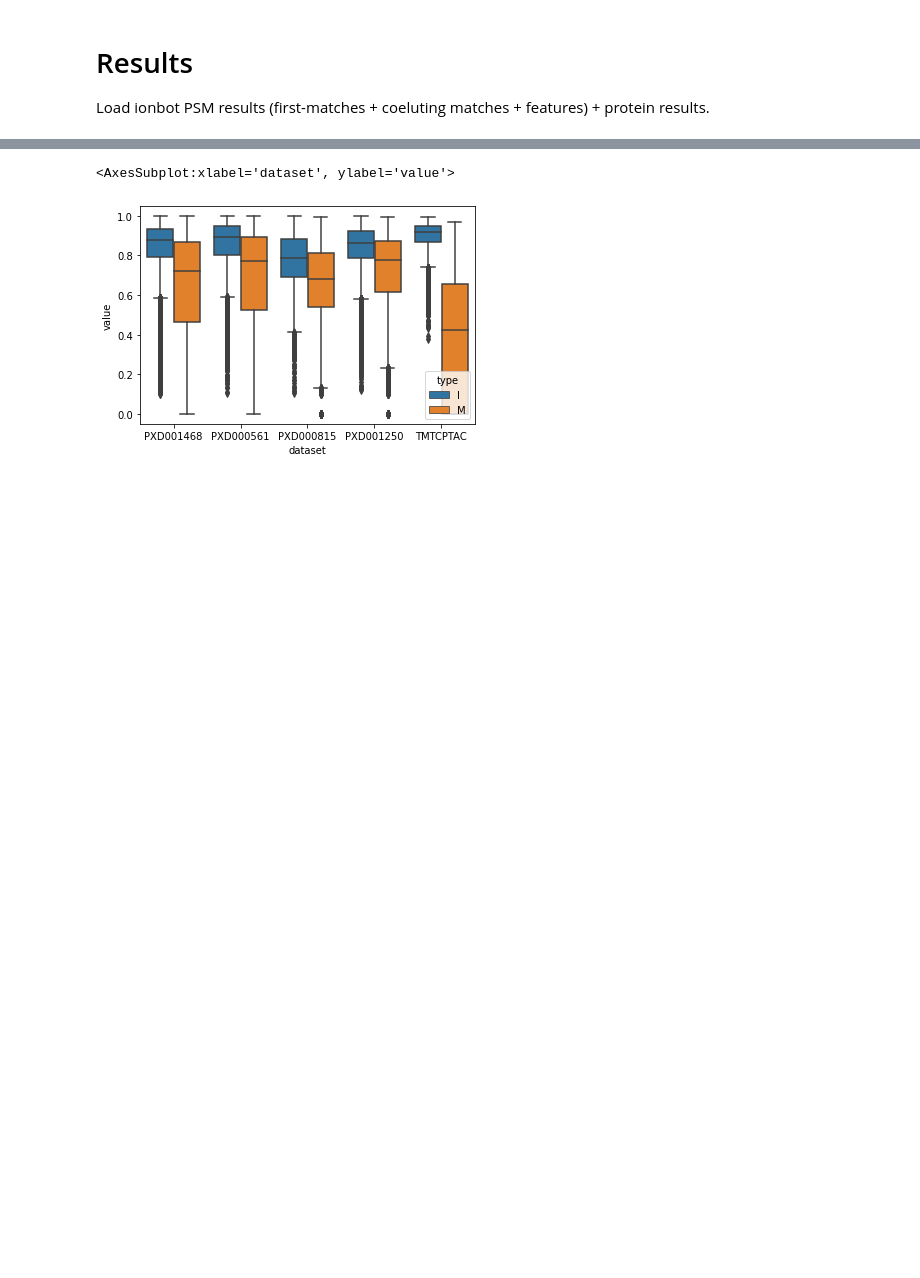
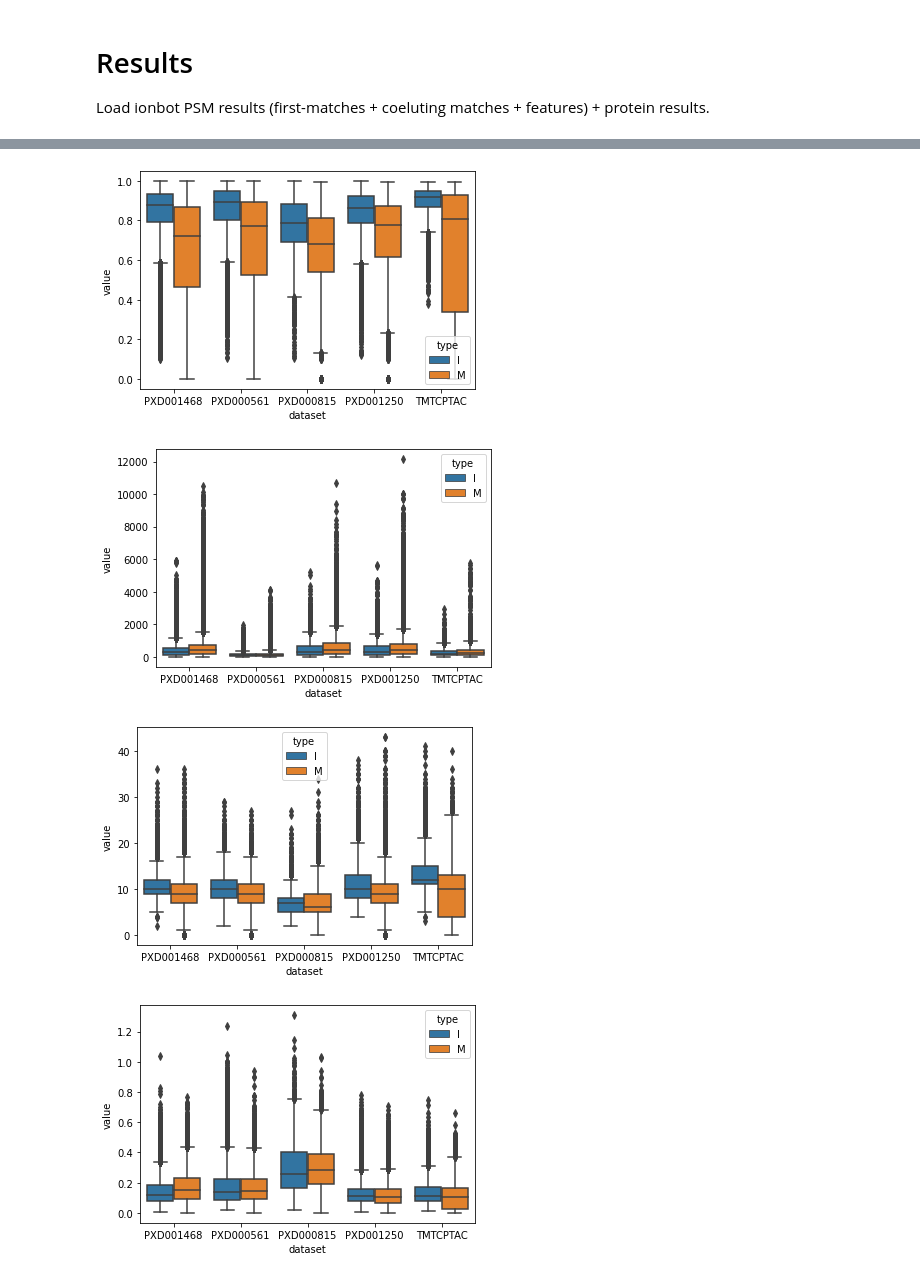
Before and after one commit to sdgroeve/ionbot_paper, a Jupyter notebook: script_comparison_counts.ipynb, the cells around one changed output, grey strips where cells are left out. Saved outputs shown, nothing was run; the diff lists cells and outputs as text; code cells hidden in the pictures; blank space fills up the shorter version.

```diff
--- a/script_comparison_counts.ipynb
+++ b/script_comparison_counts.ipynb
@@ -97,7 +97,6 @@ for i,dataset in enumerate(datasets):
 
     #Read MSfragger (Prophet) result
     fragger = pd.read_csv("%s/msfragger/%s/noprotein/psm.tsv"%(folder,dataset),sep="\t")
-    print(fragger["Number of Enzymatic Termini"].value_counts())
     fragger["scan"] = fragger["Spectrum"].apply(get_scan_msfragger)
     #sfile is used to filter on spectrum file
     fragger["sfile"] = fragger["Spectrum"].apply(get_spectrum_file_msfragger)
@@ -118,7 +117,9 @@ for i,dataset in enumerate(datasets):
         def get_scan(x):
             return int(x.split(".")[1])
         fragger_stats['scan'] = fragger_stats["title"].apply(get_scan)
-    tmp = fragger_stats[["scan","sfile","corr","rt_diff_A"]]
+    fragger_stats["by-count"] = fragger_stats["count_b"] + fragger_stats["count_y"]
+    fragger_stats["by-explained"] = fragger_stats["explained_b"] + fragger_stats["explained_y"]
+    tmp = fragger_stats[["scan","sfile","corr","rt_diff_A","by-count","by-explained"]]
     fragger = fragger.merge(tmp,on=["scan","sfile"],how="left")
 
     #Read MSfragger (Percolator) results
@@ -149,7 +150,7 @@ for i,dataset in enumerate(datasets):
     fragger_perc["PSM"] = fragger_perc["scan"].astype(str) + fragger_perc["sfile"] + fragger_perc["peptide"].apply(replace_L_I)
     to_write.append([dataset,"best","MSFraggerPercolator",len(fragger_perc),"PSM"])
     to_write.append([dataset,"best","MSFraggerPercolator",len(fragger_perc["peptide"].unique()),"peptide"])
-    fragger_stats = fragger[["scan","sfile","corr","rt_diff_A"]]
+    fragger_stats = fragger[["scan","sfile","corr","rt_diff_A","by-count","by-explained"]]
     fragger_perc = fragger_perc.merge(fragger_stats,on=["scan","sfile"],how="left")
 
     s1 = set(ionbot[ionbot["rank"]=="first"]["PSM"])
@@ -176,6 +177,37 @@ for i,dataset in enumerate(datasets):
     tmp2["type"] = ["M"]*len(tmp2)
     tmp = pd.concat([tmp,tmp2])
     tmp["dataset"] = [dataset]*len(tmp)
+    tmp["metric"] = ["corr"]*len(tmp)
+    metrics.append(tmp)
+    tmp = pd.DataFrame()
+    tmp["value"] = ionbot[(ionbot["unexpected_modification"].isna())&(ionbot["unique"]==True)]["rt-pred-error"]
+    tmp["type"] = ["I"]*len(tmp)
+    tmp2 = pd.DataFrame()
+    tmp2["value"] = fragger[(np.abs(fragger["Delta Mass"])<0.05)&(fragger["unique"]==True)]["rt_diff_A"]
+    tmp2["type"] = ["M"]*len(tmp2)
+    tmp = pd.concat([tmp,tmp2])
+    tmp["dataset"] = [dataset]*len(tmp)
+    tmp["metric"] = ["rt-pred-error"]*len(tmp)
+    metrics.append(tmp)
+    tmp = pd.DataFrame()
+    tmp["value"] = ionbot[(ionbot["unexpected_modification"].isna())&(ionbot["unique"]==True)]["by-count"]
+    tmp["type"] = ["I"]*len(tmp)
+    tmp2 = pd.DataFrame()
+    tmp2["value"] = fragger[(np.abs(fragger["Delta Mass"])<0.05)&(fragger["unique"]==True)]["by-count"]
+    tmp2["type"] = ["M"]*len(tmp2)
+    tmp = pd.concat([tmp,tmp2])
+    tmp["dataset"] = [dataset]*len(tmp)
+    tmp["metric"] = ["by-count"]*len(tmp)
+    metrics.append(tmp)
+    tmp = pd.DataFrame()
+    tmp["value"] = ionbot[(ionbot["unexpected_modification"].isna())&(ionbot["unique"]==True)]["by-explained"]
+    tmp["type"] = ["I"]*len(tmp)
+    tmp2 = pd.DataFrame()
+    tmp2["value"] = (fragger[(np.abs(fragger["Delta Mass"])<0.05)&(fragger["unique"]==True)]["by-explained"])/10000
+    tmp2["type"] = ["M"]*len(tmp2)
+    tmp = pd.concat([tmp,tmp2])
+    tmp["dataset"] = [dataset]*len(tmp)
+    tmp["metric"] = ["by-explained"]*len(tmp)
     metrics.append(tmp)
 
     s1 = set(ionbot[ionbot["rank"]=="first"]["matched_peptide"].apply(replace_L_I))
@@ -228,9 +268,13 @@ to_write.to_csv("comparison_counts.csv",index=False)
 # %%
 to_write = pd.concat(metrics)
-sns.boxplot(x="dataset",y="value",hue="type",data=to_write)
+for m in ["corr","rt-pred-error","by-count","by-explained"]:
+    sns.boxplot(x="dataset",y="value",hue="type",data=to_write[to_write["metric"]==m])
+    plt.show()
 # %% [output]
-<AxesSubplot:xlabel='dataset', ylabel='value'>
-[figure, old version]
+[figure, new version]
+[figure, added]
+[figure, added]
+[figure, added]
 # %%
 to_write[to_write["dataset"]=="TMTCPTAC"]["type"].value_counts()
 # %% [output]
```
Also changed, not shown: parts of 4 cells of this notebook, 6 other files.
